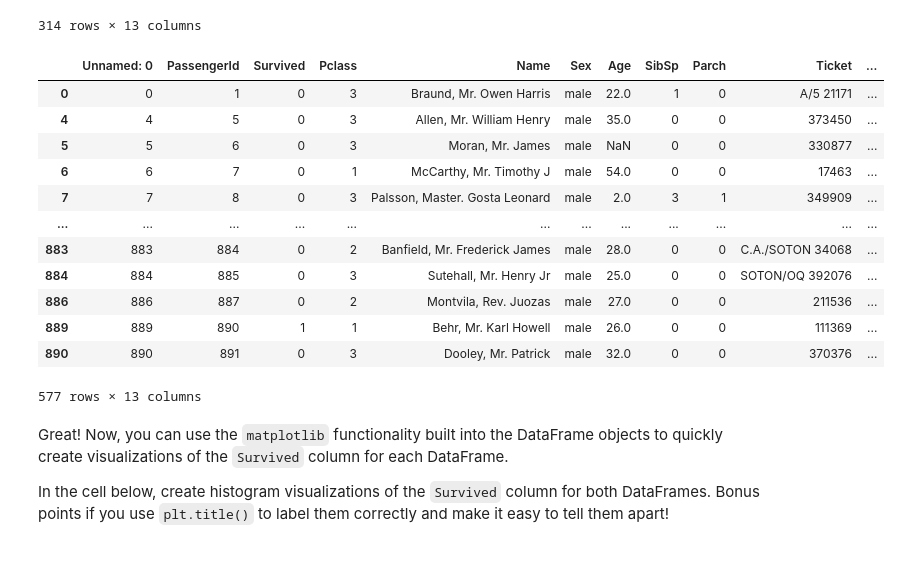
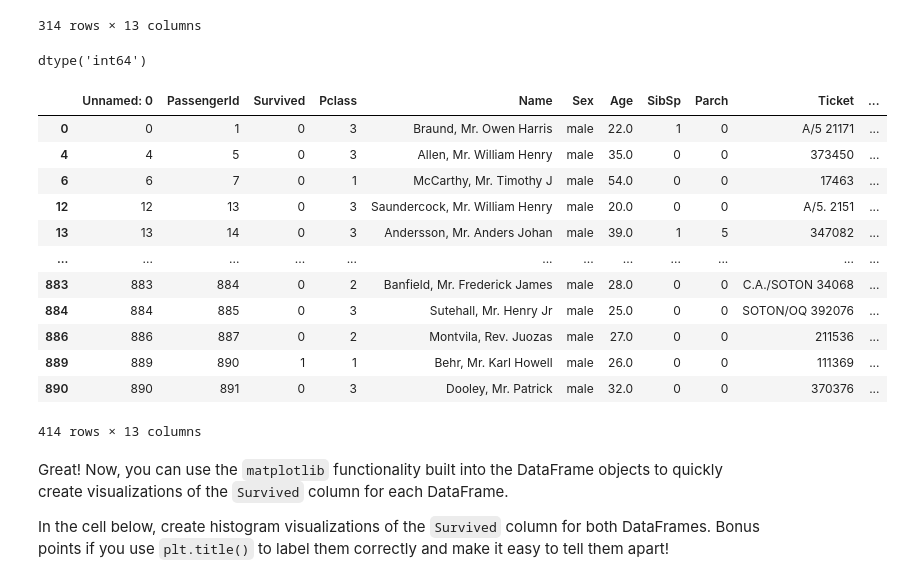
Before and after one commit to gkipkirui1/DSC_PT08P2, a Jupyter notebook: Using SQL with Pandas - Lab/Using_SQL_with_Pandas_Lab.ipynb, the cells around one changed output. Drawn from its saved outputs; the diff is of its cells as text; code cells hidden in the pictures.

```diff
--- a/Using SQL with Pandas - Lab/Using_SQL_with_Pandas_Lab.ipynb
+++ b/Using SQL with Pandas - Lab/Using_SQL_with_Pandas_Lab.ipynb
@@ -217,27 +228,31 @@ women_and_children_df
 | 887 | 887 | 888 | 1 | 1 | Graham, Miss. Margaret Edith | female | 19.0 | 0 | 0 | 112053 | ... |
 | 888 | 888 | 889 | 0 | ? | Johnston, Miss. Catherine Helen "... | female | NaN | 1 | 2 | W./C. 6607 | ... |
 314 rows × 13 columns
+# %%
+df.Survived.dtype
+# %% [output]
+dtype('int64')
 # %%
 # creating a DataFrame that contains only adult male passengers over the age of 15.
 #adult_males_df = df[(df.Sex=='male') & (df.Age<=15) & (df.Survived=='1')]
 #adult_males_df
 
-adult_males_df=df[(df.Sex=='male') | (df.Age>=15) & (df.Survived=='1')]
+adult_males_df=df[(df.Sex=='male') & (df.Age>=15)] #& (df.Survived==1)]
 adult_males_df
 # %% [output]
 |  | Unnamed: 0 | PassengerId | Survived | Pclass | Name | Sex | Age | SibSp | Parch | Ticket | ... |
 | 0 | 0 | 1 | 0 | 3 | Braund, Mr. Owen Harris | male | 22.0 | 1 | 0 | A/5 21171 | ... |
 | 4 | 4 | 5 | 0 | 3 | Allen, Mr. William Henry | male | 35.0 | 0 | 0 | 373450 | ... |
-| 5 | 5 | 6 | 0 | 3 | Moran, Mr. James | male | NaN | 0 | 0 | 330877 | ... |
 | 6 | 6 | 7 | 0 | 1 | McCarthy, Mr. Timothy J | male | 54.0 | 0 | 0 | 17463 | ... |
-| 7 | 7 | 8 | 0 | 3 | Palsson, Master. Gosta Leonard | male | 2.0 | 3 | 1 | 349909 | ... |
+| 12 | 12 | 13 | 0 | 3 | Saundercock, Mr. William Henry | male | 20.0 | 0 | 0 | A/5. 2151 | ... |
+| 13 | 13 | 14 | 0 | 3 | Andersson, Mr. Anders Johan | male | 39.0 | 1 | 5 | 347082 | ... |
 | ... | ... | ... | ... | ... | ... | ... | ... | ... | ... | ... | ... |
 | 883 | 883 | 884 | 0 | 2 | Banfield, Mr. Frederick James | male | 28.0 | 0 | 0 | C.A./SOTON 34068 | ... |
 | 884 | 884 | 885 | 0 | 3 | Sutehall, Mr. Henry Jr | male | 25.0 | 0 | 0 | SOTON/OQ 392076 | ... |
 | 886 | 886 | 887 | 0 | 2 | Montvila, Rev. Juozas | male | 27.0 | 0 | 0 | 211536 | ... |
 | 889 | 889 | 890 | 1 | 1 | Behr, Mr. Karl Howell | male | 26.0 | 0 | 0 | 111369 | ... |
 | 890 | 890 | 891 | 0 | 3 | Dooley, Mr. Patrick | male | 32.0 | 0 | 0 | 370376 | ... |
-577 rows × 13 columns
+414 rows × 13 columns
 # %% [markdown]
 Great! Now, you can use the `matplotlib` functionality built into the DataFrame objects to quickly create visualizations of the `Survived` column for each DataFrame.
 
```
Also changed, not shown: parts of 6 cells of this notebook, 8 other files.
